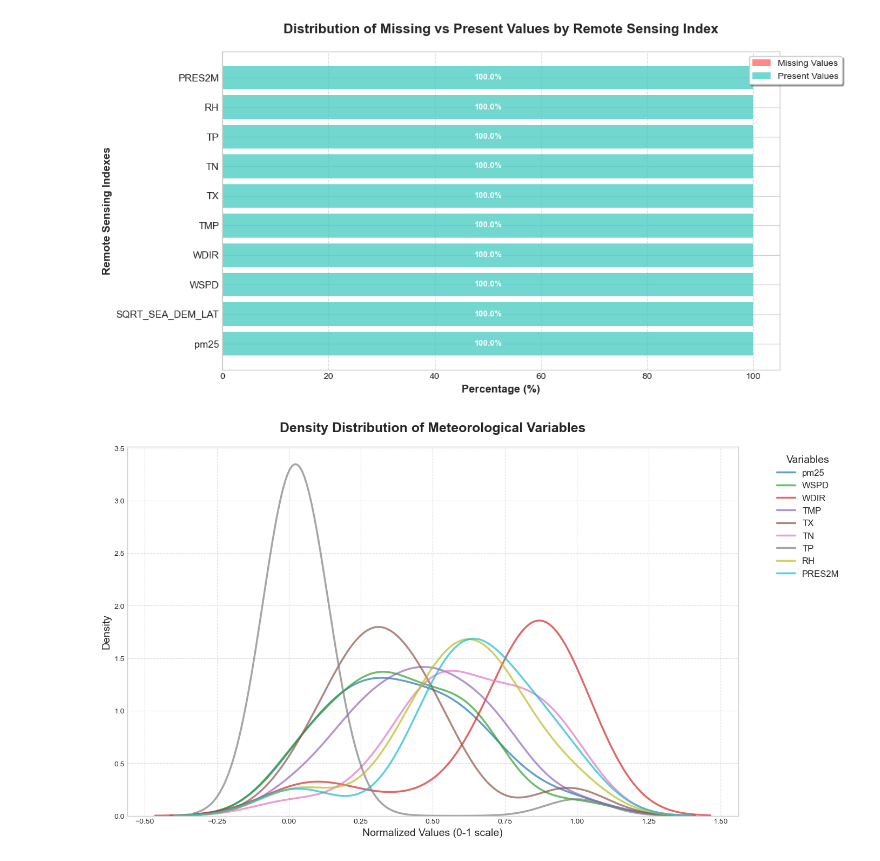
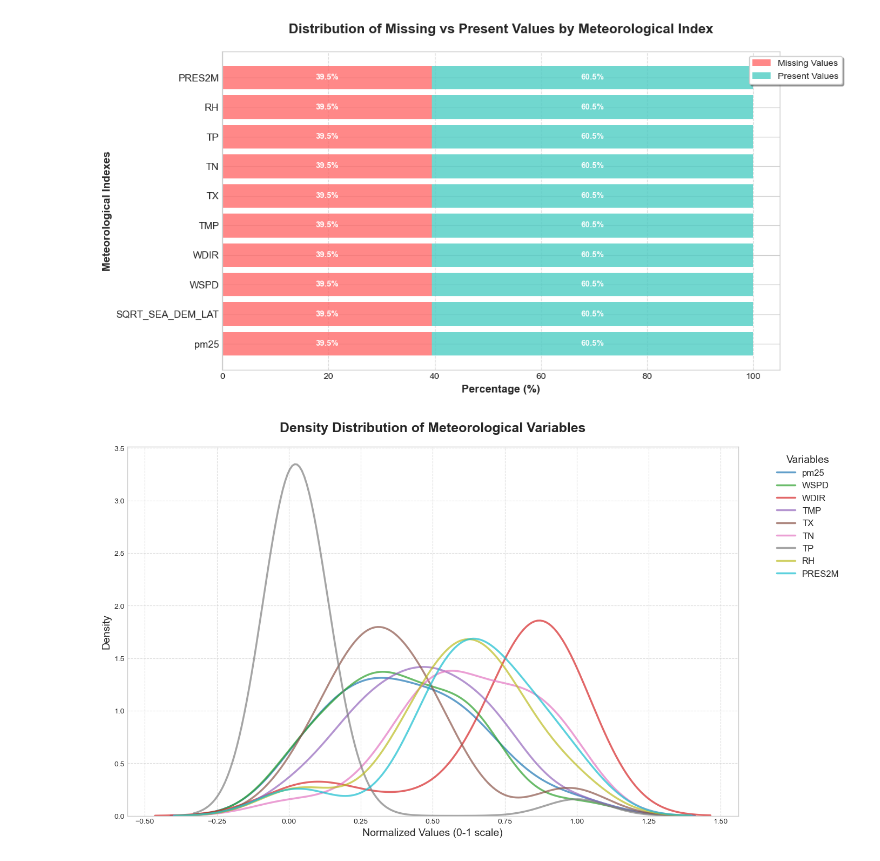
Before and after one commit to thebeo2004/INT3041E_AI_PM2.5-Concentration-Estimation, a Jupyter notebook: visualization/meteorological data visualization.ipynb, the cells around one changed output. Cells and saved outputs as stored; diff of their text form; code cells hidden in the pictures.

Commit message:
feat: Add missing date data into meteorological dataframe, even if other fields are null

```diff
--- a/visualization/meteorological data visualization.ipynb
+++ b/visualization/meteorological data visualization.ipynb
@@ -25,0 +28,30 @@ df.head(5)
+# %%
+from numpy import nan
+
+date_format = '%Y-%m-%d'
+begin_date = datetime.strptime('2020-01-01', date_format)
+end_date = datetime.strptime('2021-12-31', date_format)
+time_delta = timedelta(days=1)
+cols = df.columns
+
+def fill_missing_date(id: int, lat: float, lon: float):
+    curr_date = begin_date
+
+    while(curr_date <= end_date):
+        if (df.loc[(df['ID'] == id) & (df['time'] == curr_date)].empty):
+
+            new_row = [curr_date, id, nan, lat, lon, nan, nan, nan, nan, nan, nan, nan, nan, nan]
+
+            df.loc[len(df)] = new_row
+
+        curr_date = curr_date + time_delta
+# %%
+# Add missing date data, even if other fields are null
+id_list = df['ID'].unique()
+
+coordination_list = []
+
+for id in id_list:
+    coordination_list.append(np.array(df.loc[df['ID'] == id].iloc[0][['lat', 'lon']]))
+
+coordination_list
@@ -26 +76,6 @@ df.head(5)
+# %%
+for (i, id) in enumerate(id_list):
+    lat = coordination_list[i][0]
+    lon = coordination_list[i][1]
+    fill_missing_date(id = id, lat = lat, lon = lon)
 # %%
@@ -68,40 +121,40 @@ plt.barh(y_pos, non_missing_percent[sorted_indices], left=missing_percent[sorted
 plt.yticks(y_pos, sorted_indices, fontsize=11)
 plt.xticks(fontsize=10)
 plt.xlabel('Percentage (%)', fontsize=12, fontweight='bold')
-plt.ylabel('Remote Sensing Indexes', fontsize=12, fontweight='bold')
+plt.ylabel('Meteorological Indexes', fontsize=12, fontweight='bold')
 
 # Tiêu đề với khoảng cách và định dạng
-plt.title('Distribution of Missing vs Present Values by Remote Sensing Index',
+plt.title('Distribution of Missing vs Present Values by Meteorological Index',
           fontsize=15, fontweight='bold', pad=20)
 
 # Đặt legend phía trên bên phải, bên ngoài biểu đồ
 plt.legend(loc='upper right', bbox_to_anchor=(1.12, 1.0),
            frameon=True, fancybox=True, shadow=True, fontsize=10)
 
 # Thêm grid để dễ đọc
 plt.grid(axis='x', linestyle='--', alpha=0.7)
 
 # Thêm nhãn phần trăm với màu sắc tương phản
 for i, pos in enumerate(y_pos):
     # Nhãn cho phần missing
     if missing_percent[sorted_indices[i]] > 5:  # Chỉ hiển thị nhãn nếu thanh đủ rộng
         plt.text(missing_percent[sorted_indices[i]]/2, pos,
                 f'{missing_percent[sorted_indices[i]]:.1f}%',
                 ha='center', va='center', color='white', fontweight='bold', fontsize=9)
 
     # Nhãn cho phần present
     if non_missing_percent[sorted_indices[i]] > 5:  # Chỉ hiển thị nhãn nếu thanh đủ rộng
         plt.text(missing_percent[sorted_indices[i]] + non_missing_percent[sorted_indices[i]]/2, pos,
                 f'{non_missing_percent[sorted_indices[i]]:.1f}%',
                 ha='center', va='center', color='white', fontweight='bold', fontsize=9)
 
 # Điều chỉnh layout để chừa không gian cho legend
 plt.tight_layout()
 plt.subplots_adjust(right=0.88)  # Để có không gian cho legend
 
 plt.show()
 # %% [output]
-[figure, old version]
+[figure, new version]
 # %%
 from sklearn.preprocessing import MinMaxScaler
 
```
Also changed, not shown: parts of 5 cells of this notebook.
